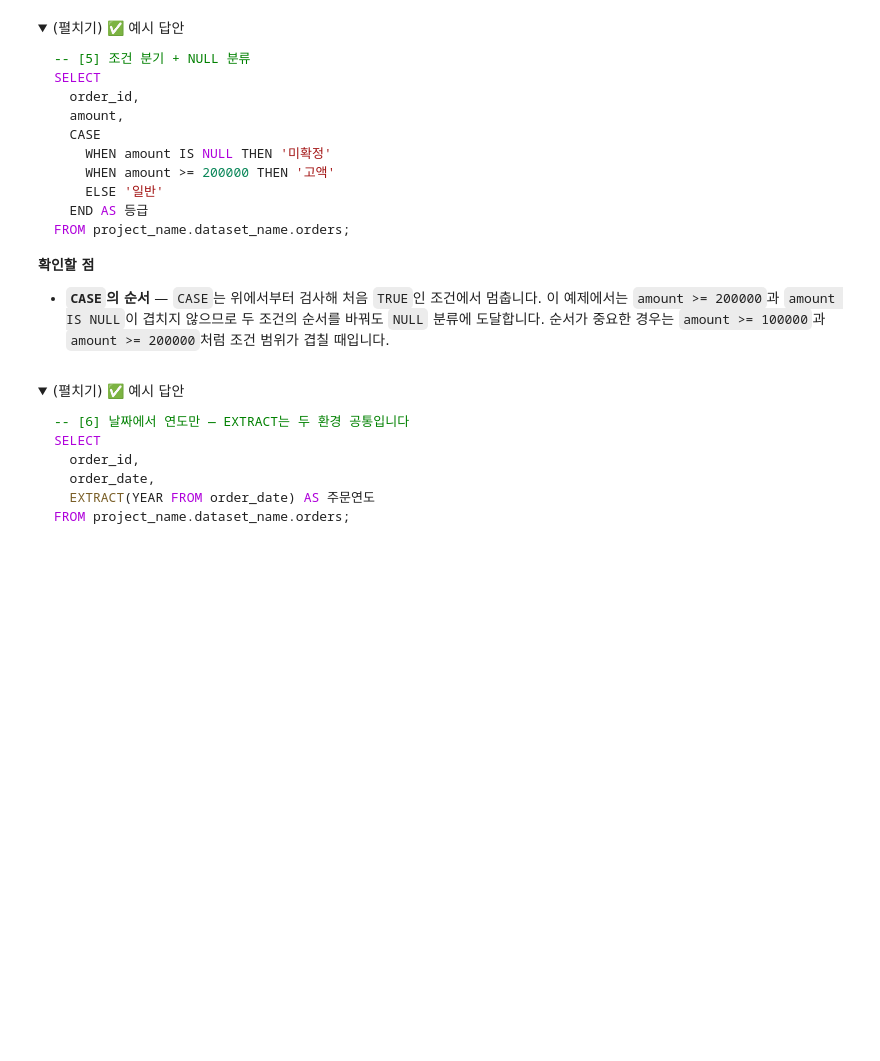
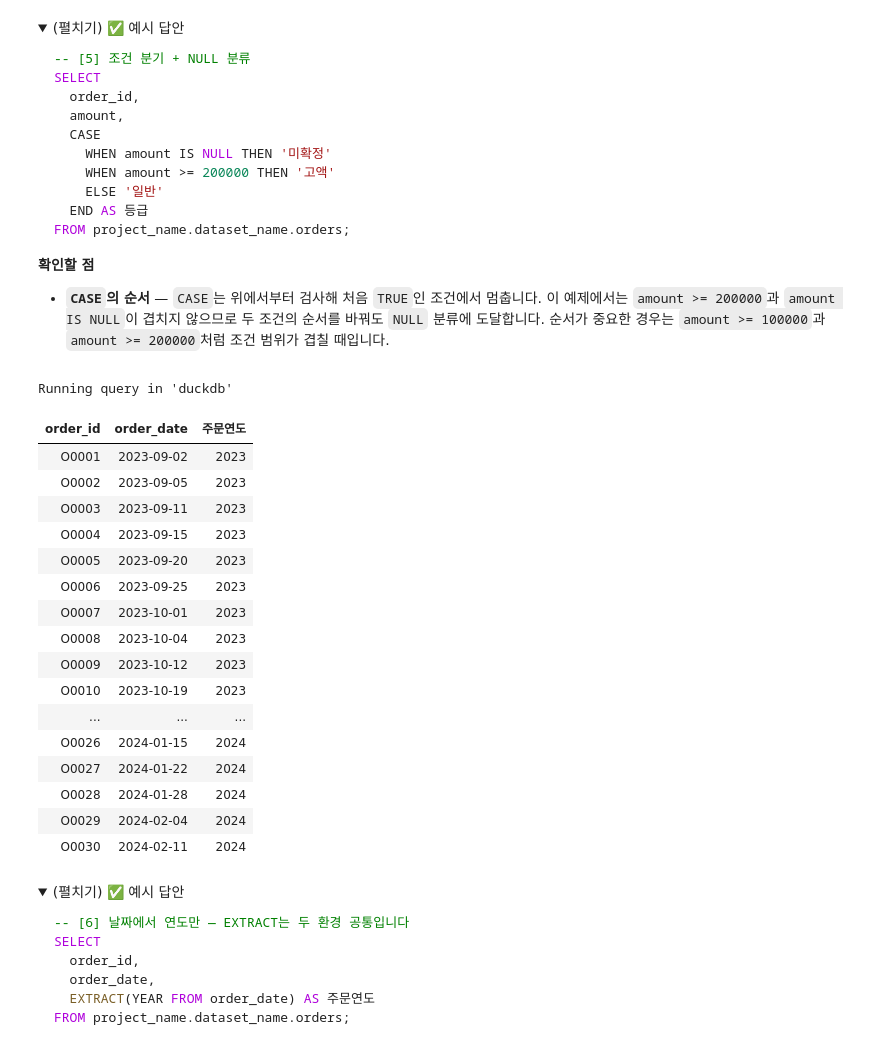
Before and after one commit to yeeunkim-dev/ai-data-bootcamp, a Jupyter notebook: D026+_SQL 데이터 분석/SQL 기초 — 정렬·가공과 집계.ipynb, the cells around one changed output. Cells and saved outputs as stored; diff of their text form; code cells hidden in the pictures; folded sections open; blank space fills up the shorter version.

```diff
--- a/D026+_SQL 데이터 분석/SQL 기초 — 정렬·가공과 집계.ipynb
+++ b/D026+_SQL 데이터 분석/SQL 기초 — 정렬·가공과 집계.ipynb
@@ -1165,11 +1512,32 @@ FROM project_name.dataset_name.orders;
 
 </details>
 # %%
+%%sql
 -- [C33] 📒 연습 문제 — 정렬·가공·집계 (6/10)
 
 -- 문제: orders에서 order_date의 '연도'만 뽑아 order_id·order_date와 함께 조회합니다.
 
--- 아래에 SQL 쿼리를 작성하세요.
+SELECT order_id, order_date, EXTRACT(YEAR FROM order_date) AS 주문연도
+FROM project_name.dataset_name.orders
+# %% [output]
+Running query in 'duckdb'
+| order_id | order_date | 주문연도 |
+| O0001 | 2023-09-02 | 2023 |
+| O0002 | 2023-09-05 | 2023 |
+| O0003 | 2023-09-11 | 2023 |
+| O0004 | 2023-09-15 | 2023 |
+| O0005 | 2023-09-20 | 2023 |
+| O0006 | 2023-09-25 | 2023 |
+| O0007 | 2023-10-01 | 2023 |
+| O0008 | 2023-10-04 | 2023 |
+| O0009 | 2023-10-12 | 2023 |
+| O0010 | 2023-10-19 | 2023 |
+| ... | ... | ... |
+| O0026 | 2024-01-15 | 2024 |
+| O0027 | 2024-01-22 | 2024 |
+| O0028 | 2024-01-28 | 2024 |
+| O0029 | 2024-02-04 | 2024 |
+| O0030 | 2024-02-11 | 2024 |
 # %% [markdown]
 <details>
 <summary>(펼치기) ✅ 예시 답안</summary>
```
Also changed, not shown: parts of 59 cells of this notebook.
